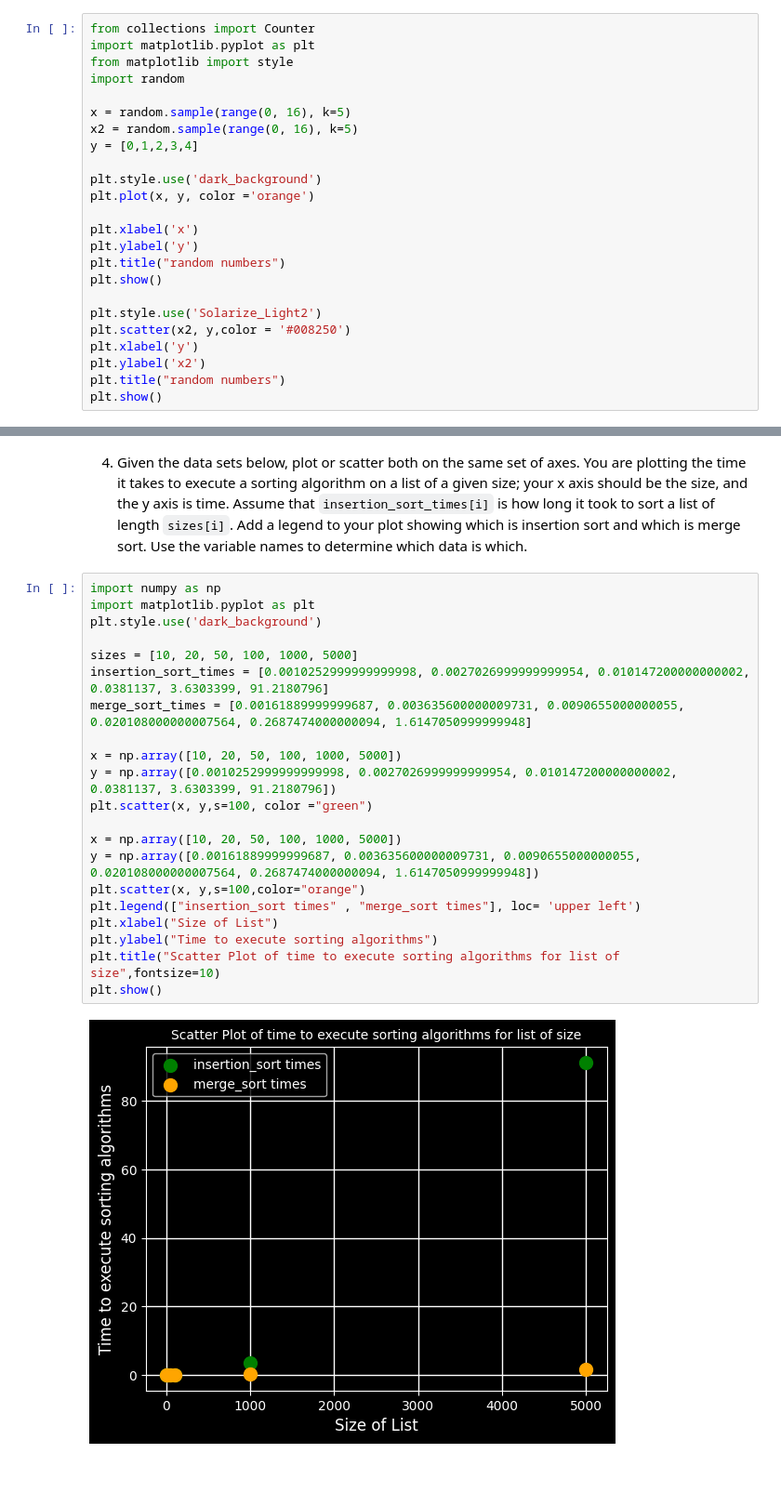
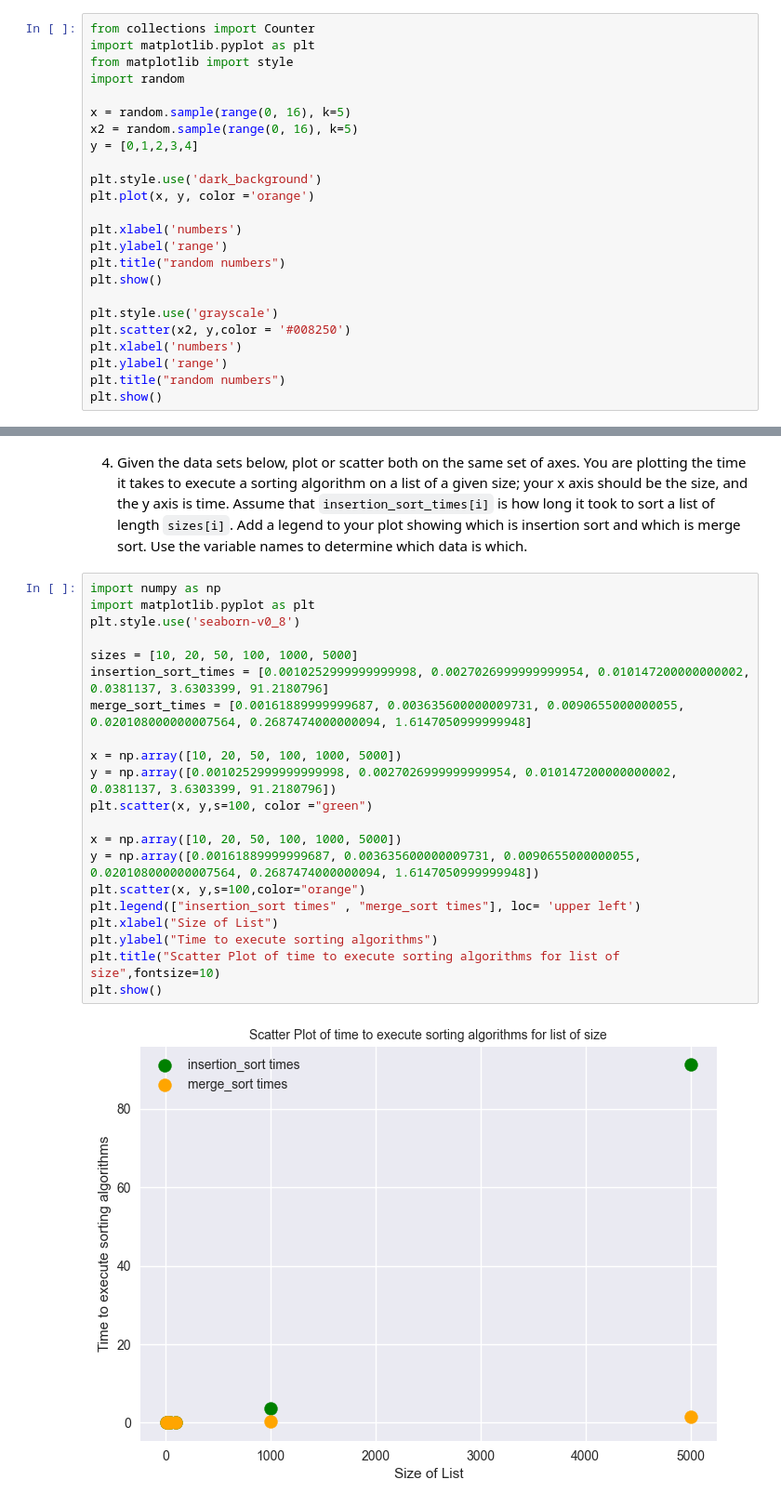
Before and after one commit to Jparton0403/wk3, a Jupyter notebook: pyplot.ipynb, the cells around one changed output, grey strips where cells are left out. Shown: that part at 93% size. Cells and saved outputs as stored; diff of their text form; blank space fills up the shorter version.

```diff
--- a/pyplot.ipynb
+++ b/pyplot.ipynb
@@ -97,15 +101,15 @@ y = [0,1,2,3,4]
 plt.style.use('dark_background')
 plt.plot(x, y, color ='orange')
 
-plt.xlabel('x')
-plt.ylabel('y')
+plt.xlabel('numbers')
+plt.ylabel('range')
 plt.title("random numbers")
 plt.show()
 
-plt.style.use('Solarize_Light2')
+plt.style.use('grayscale')
 plt.scatter(x2, y,color = '#008250')
-plt.xlabel('y')
-plt.ylabel('x2')
+plt.xlabel('numbers')
+plt.ylabel('range')
 plt.title("random numbers")
 plt.show()
 # %% [output]
@@ -118,23 +122,23 @@ plt.show()
 # %%
 import numpy as np
 import matplotlib.pyplot as plt
-plt.style.use('dark_background')
+plt.style.use('seaborn-v0_8')
 
 sizes = [10, 20, 50, 100, 1000, 5000]
 insertion_sort_times = [0.0010252999999999998, 0.0027026999999999954, 0.010147200000000002, 0.0381137, 3.6303399, 91.2180796]
 merge_sort_times = [0.00161889999999687, 0.003635600000009731, 0.0090655000000055, 0.020108000000007564, 0.2687474000000094, 1.6147050999999948]
 
 x = np.array([10, 20, 50, 100, 1000, 5000])
 y = np.array([0.0010252999999999998, 0.0027026999999999954, 0.010147200000000002, 0.0381137, 3.6303399, 91.2180796])
 plt.scatter(x, y,s=100, color ="green")
 
 x = np.array([10, 20, 50, 100, 1000, 5000])
 y = np.array([0.00161889999999687, 0.003635600000009731, 0.0090655000000055, 0.020108000000007564, 0.2687474000000094, 1.6147050999999948])
 plt.scatter(x, y,s=100,color="orange")
 plt.legend(["insertion_sort times" , "merge_sort times"], loc= 'upper left')
 plt.xlabel("Size of List")
 plt.ylabel("Time to execute sorting algorithms")
 plt.title("Scatter Plot of time to execute sorting algorithms for list of size",fontsize=10)
 plt.show()
 # %% [output]
-[figure, old version]
+[figure, new version]
```
Also changed, not shown: parts of 3 cells of this notebook, 1 other file.
